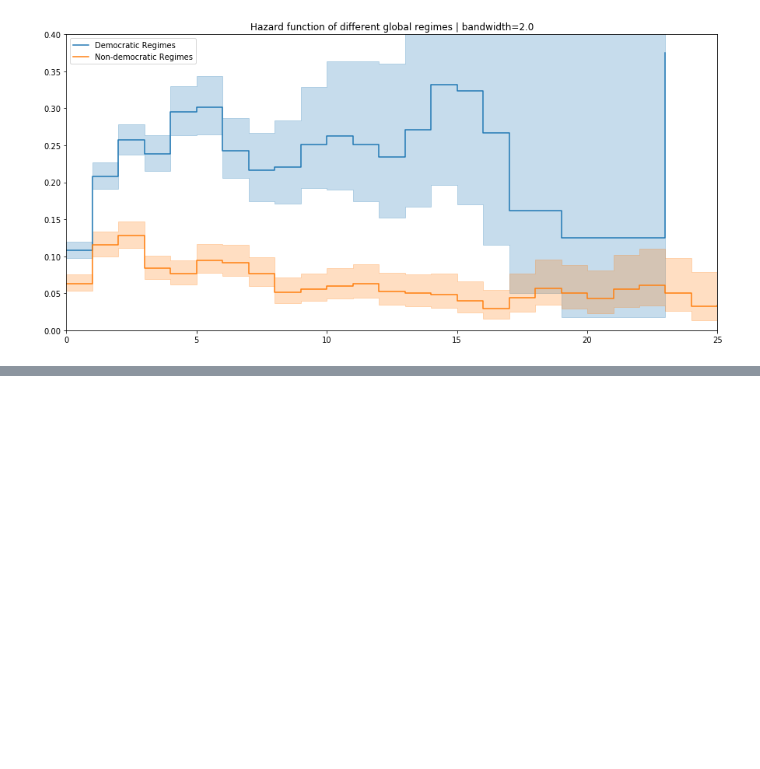
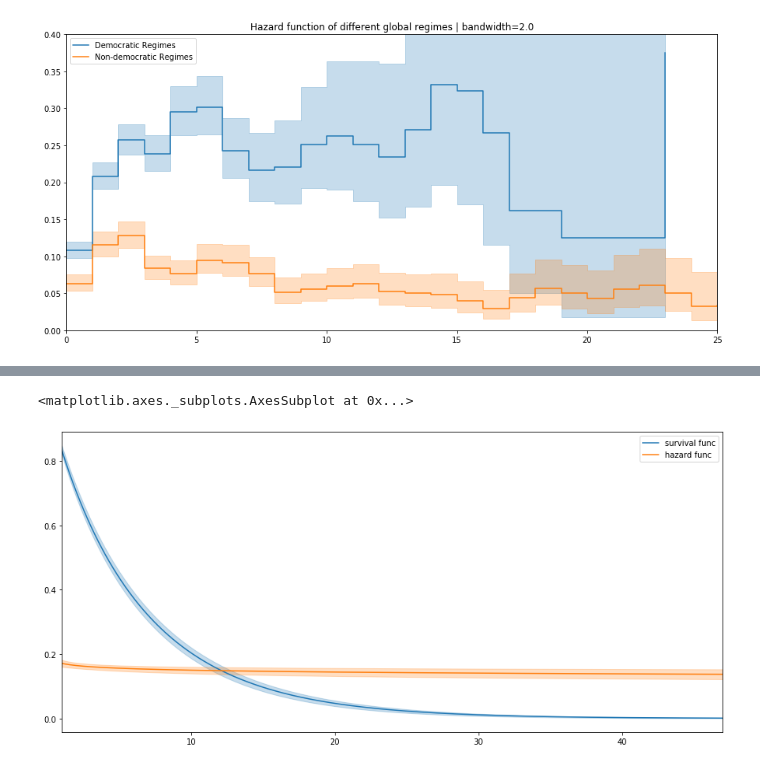
Before and after one commit to konvica/survival_analysis_demo, a Jupyter notebook: Leader_lifetime.ipynb, the cells around one changed output, grey strips where cells are left out. Saved outputs shown, nothing was run; the diff lists cells and outputs as text; code cells hidden in the pictures; blank space fills up the shorter version.

```diff
--- a/Leader_lifetime.ipynb
+++ b/Leader_lifetime.ipynb
@@ -150,0 +206,6 @@ plt.xlim(0, 25);
+# %%
+wf.plot_survival_function(label='survival func')
+wf.plot_hazard(ax=plt.gca(),label='hazard func')
+# %% [output]
+<matplotlib.axes._subplots.AxesSubplot at 0x...>
+[figure, added]
```
Also changed, not shown: parts of 14 cells of this notebook, 1 other file.
